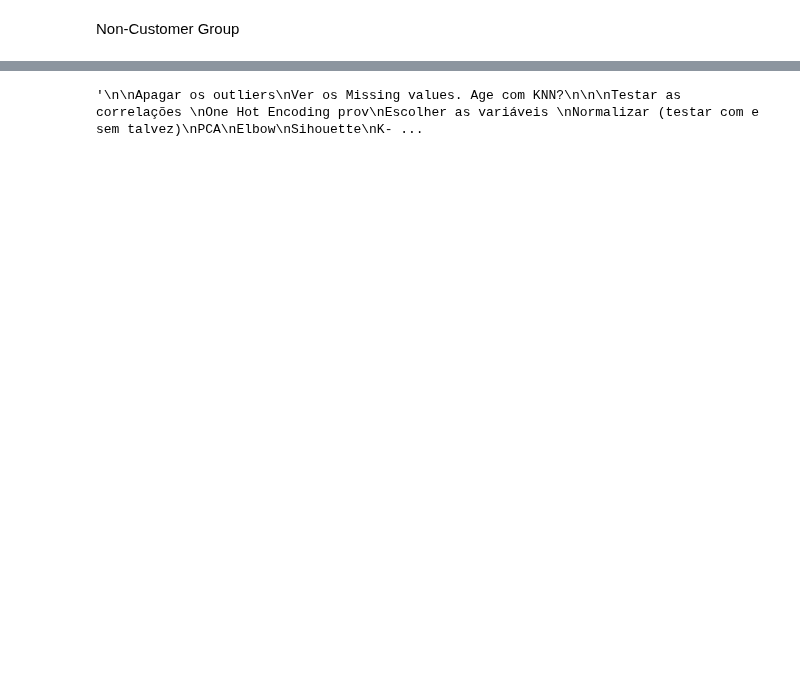
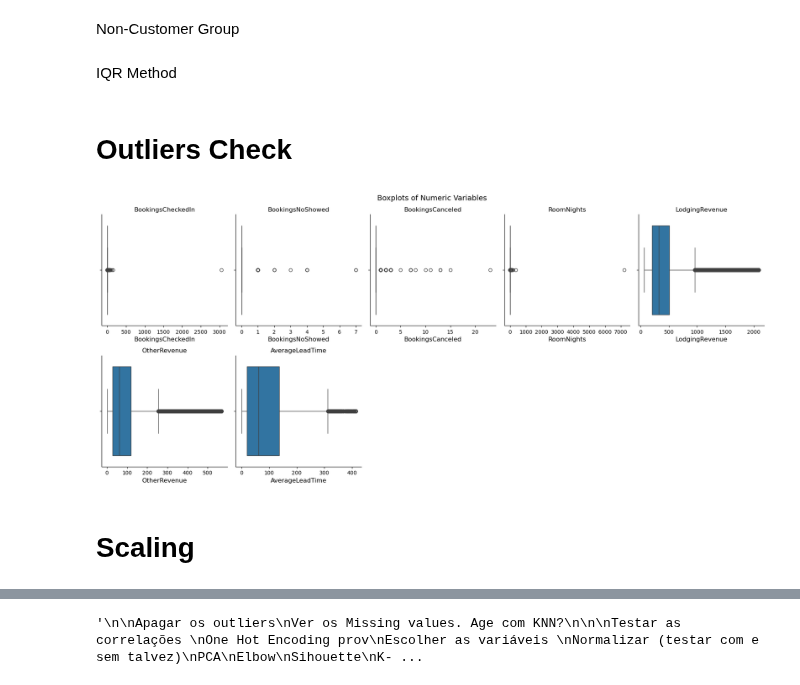
Before and after one commit to gugaaa1904/BC, a Jupyter notebook: Case 1.ipynb, the cells around one changed output, grey strips where cells are left out. Drawn from its saved outputs; the diff is of its cells as text; code cells hidden in the pictures; blank space fills up the shorter version.

```diff
--- a/Case 1.ipynb
+++ b/Case 1.ipynb
@@ -472,3 +441,2 @@ Outliers in Age
 # %%
-# Filter the dataset to keep rows with a valid Age between 0 and 100, or missing values.
-data = data[data['Age'].isna() | ((data['Age'] >= 0) & (data['Age'] <= 100))]
+data = data[(data['Age'].isna()) | ((data['Age'] >= 0) & (data['Age'] <= 100))]
@@ -543,8 +470,0 @@ Valid duplicated DocIDHash values with exactly one non-zero BookingsCheckedIn:
-# %%
-# Count rows to be removed: rows for valid_ids with BookingsCheckedIn equal to 0
-rows_removed = data[(data['DocIDHash'].isin(valid_ids)) & (data['BookingsCheckedIn'] == 0)].shape[0]
-
-# Remove those rows from the dataset (keeping the one row with non-zero BookingsCheckedIn for each valid DocIDHash)
-data = data[~((data['DocIDHash'].isin(valid_ids)) & (data['BookingsCheckedIn'] == 0))]
-
-print(f"Rows removed: {rows_removed}")
@@ -574 +475,43 @@ profiles_no_checkin = data[data['BookingsCheckedIn'] == 0].copy()
 data = data[data['BookingsCheckedIn'] != 0]
+# %% [markdown]
+IQR Method
+# %%
+numerical_cols = data.select_dtypes(include=[np.number]).columns.tolist()
+
+def remove_outliers_iqr(df, columns):
+    for col in columns:
+        Q1 = df[col].quantile(0.25)
+        Q3 = df[col].quantile(0.75)
+        IQR = Q3 - Q1
+        lower_bound = Q1 - 1.5 * IQR
+        upper_bound = Q3 + 1.5 * IQR
+        df = df[(df[col] >= lower_bound) & (df[col] <= upper_bound)]
+    return df
+
+data = remove_outliers_iqr(data, numerical_cols)
+print(f"Dataset size after IQR-based outlier removal: {data.shape[0]} rows")
+# %% [markdown]
+# Outliers Check
+# %%
+numerical_data = data.select_dtypes(include=[np.number]).columns.tolist()
+num_vars = len(numerical_data)
+num_cols = 5
+num_rows = (num_vars // num_cols) + (1 if num_vars % num_cols != 0 else 0)
+fig, ax = plt.subplots(num_rows, num_cols, figsize=(18, 4 * num_rows))
+ax = ax.flatten()
+
+for i, var in enumerate(numerical_data):
+    sns.boxplot(data=data, x=var, ax=ax[i])
+    ax[i].set_title(var, fontsize=12)
+
+for j in range(i + 1, len(ax)):
+    ax[j].axis('off')
+
+sns.despine()
+plt.suptitle("Boxplots of Numeric Variables", fontsize=14)
+plt.tight_layout()
+plt.show()
+# %% [output]
+[figure, added]
+# %% [markdown]
+# Scaling
```
Also changed, not shown: parts of 49 cells of this notebook.
